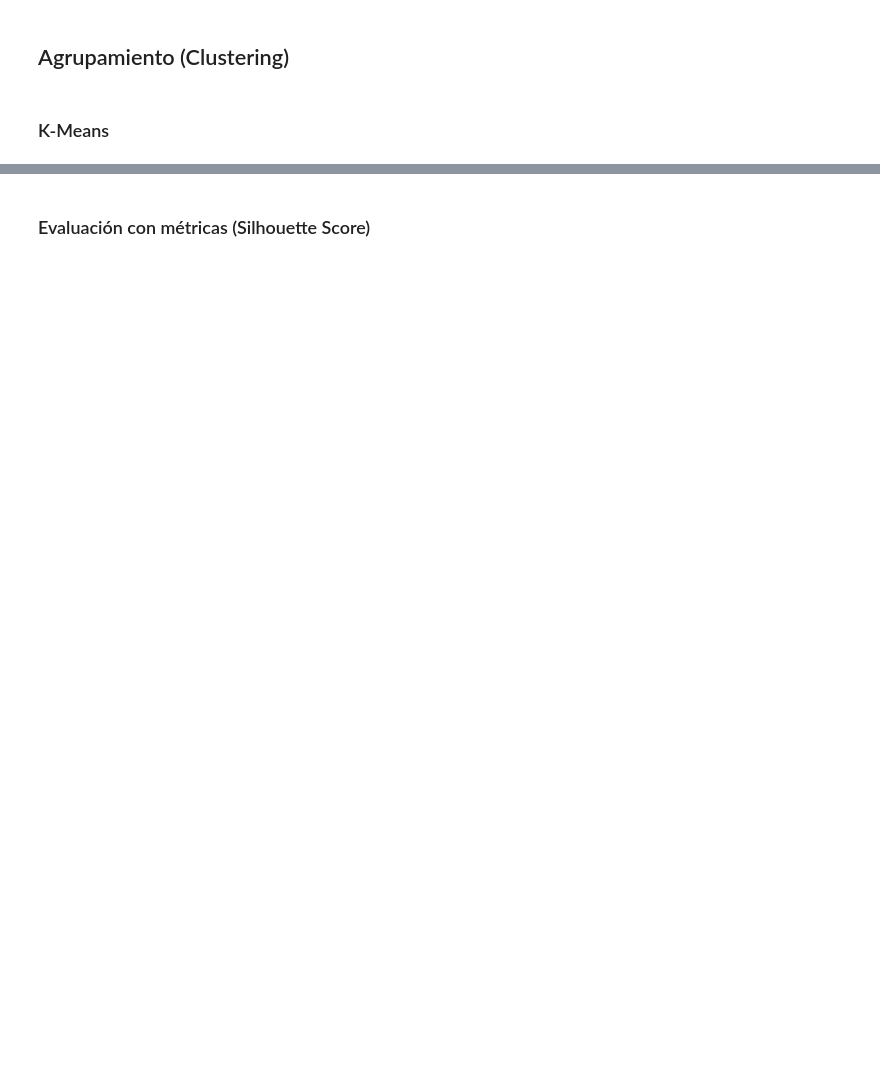
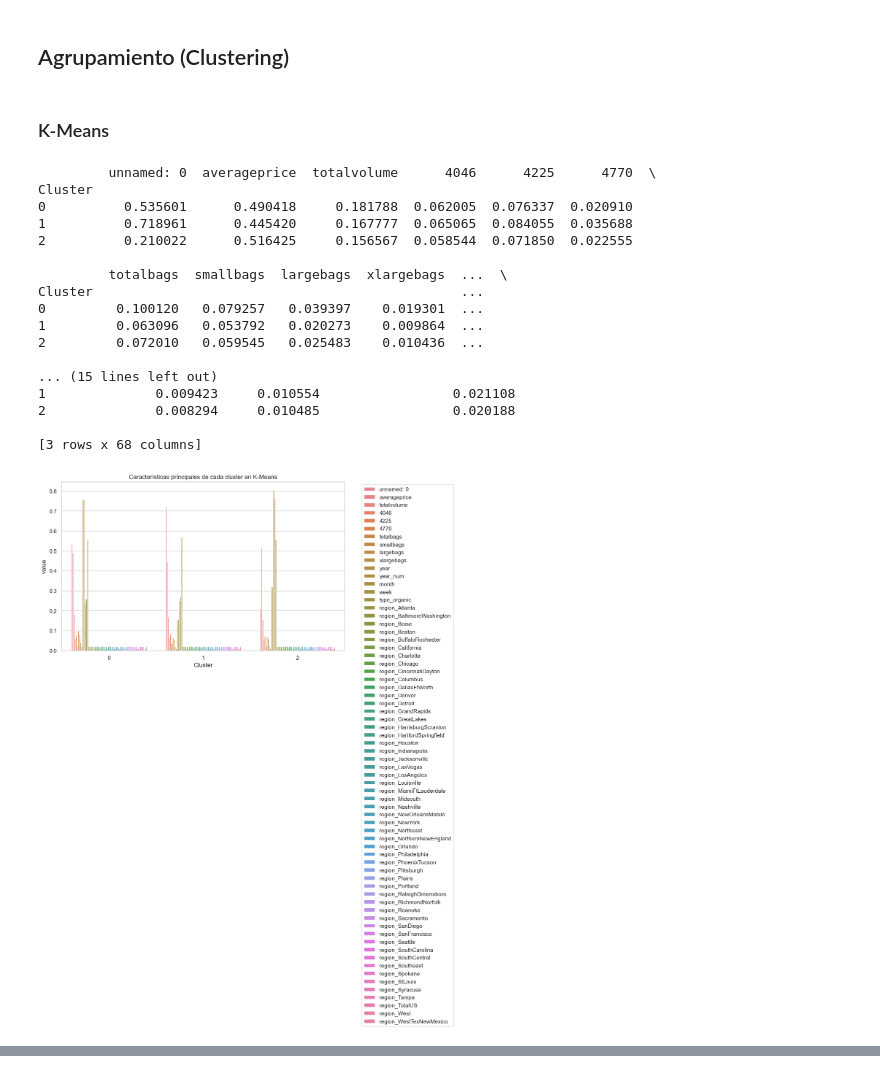
Before and after one commit to briangonzalez2/proyecto_datos_2, a Jupyter notebook: main.ipynb, the cells around one changed output, grey strips where cells are left out. Cells and saved outputs as stored; diff of their text form; code cells hidden in the pictures; blank space fills up the shorter version.

```diff
--- a/main.ipynb
+++ b/main.ipynb
@@ -525,3 +505,71 @@ df_metrics
 ### K-Means
 # %%
 from sklearn.cluster import KMeans
+from sklearn.decomposition import PCA
+import matplotlib.pyplot as plt
+import seaborn as sns
+import pandas as pd
+
+X_cluster = df_minmax.select_dtypes(include=['float64', 'int64'])
+
+# Crear el modelo K-Means
+kmeans = KMeans(n_clusters=3, random_state=42, n_init=10)
+kmeans.fit(X_cluster)
+
+# Agregar los clusters al DataFrame original
+df_kmeans = df_minmax.copy()
+df_kmeans['Cluster'] = kmeans.labels_
+
+# Promedio de características numéricas por cluster
+cluster_means_kmeans = df_kmeans.groupby('Cluster').mean(numeric_only=True)
+print(cluster_means_kmeans)
+
+# Gráfico de barras con las medias por cluster
+plt.figure(figsize=(10, 6))
+sns.barplot(
+    data=cluster_means_kmeans.reset_index().melt(id_vars='Cluster'),
+    x='Cluster',
+    y='value',
+    hue='variable'
+)
+plt.title("Características principales de cada cluster en K-Means")
+plt.legend(bbox_to_anchor=(1.05, 1), loc='upper left')
+plt.tight_layout()
+plt.show()
+
+# PCA para reducir a 2D y graficar los clusters
+pca = PCA(n_components=2)
+data_pca = pca.fit_transform(X_cluster)
+
+plt.figure(figsize=(8, 6))
+plt.scatter(data_pca[:, 0], data_pca[:, 1], c=kmeans.labels_, cmap='viridis', alpha=0.7)
+
+# Centroides transformados
+centroids = pca.transform(kmeans.cluster_centers_)
+plt.scatter(centroids[:, 0], centroids[:, 1], c='red', marker='X', s=200, label='Centroides')
+
+plt.xlabel("Componente Principal 1")
+plt.ylabel("Componente Principal 2")
+plt.title("K-Means Clustering - PCA (Avocados)")
+plt.legend()
+plt.grid()
+plt.show()
+# %% [output]
+         unnamed: 0  averageprice  totalvolume      4046      4225      4770  \
+Cluster
+0          0.535601      0.490418     0.181788  0.062005  0.076337  0.020910
+1          0.718961      0.445420     0.167777  0.065065  0.084055  0.035688
+2          0.210022      0.516425     0.156567  0.058544  0.071850  0.022555
+
+         totalbags  smallbags  largebags  xlargebags  ...  \
+Cluster                                               ...
+0         0.100120   0.079257   0.039397    0.019301  ...
+1         0.063096   0.053792   0.020273    0.009864  ...
+2         0.072010   0.059545   0.025483    0.010436  ...
+
+... (15 lines left out)
+1              0.009423     0.010554                 0.021108
+2              0.008294     0.010485                 0.020188
+
+[3 rows x 68 columns]
+[figure, added]
@@ -560,2 +576,0 @@ plt.show()
-# %% [markdown]
-### Evaluación con métricas (Silhouette Score)
```
Also changed, not shown: parts of 12 cells of this notebook.
